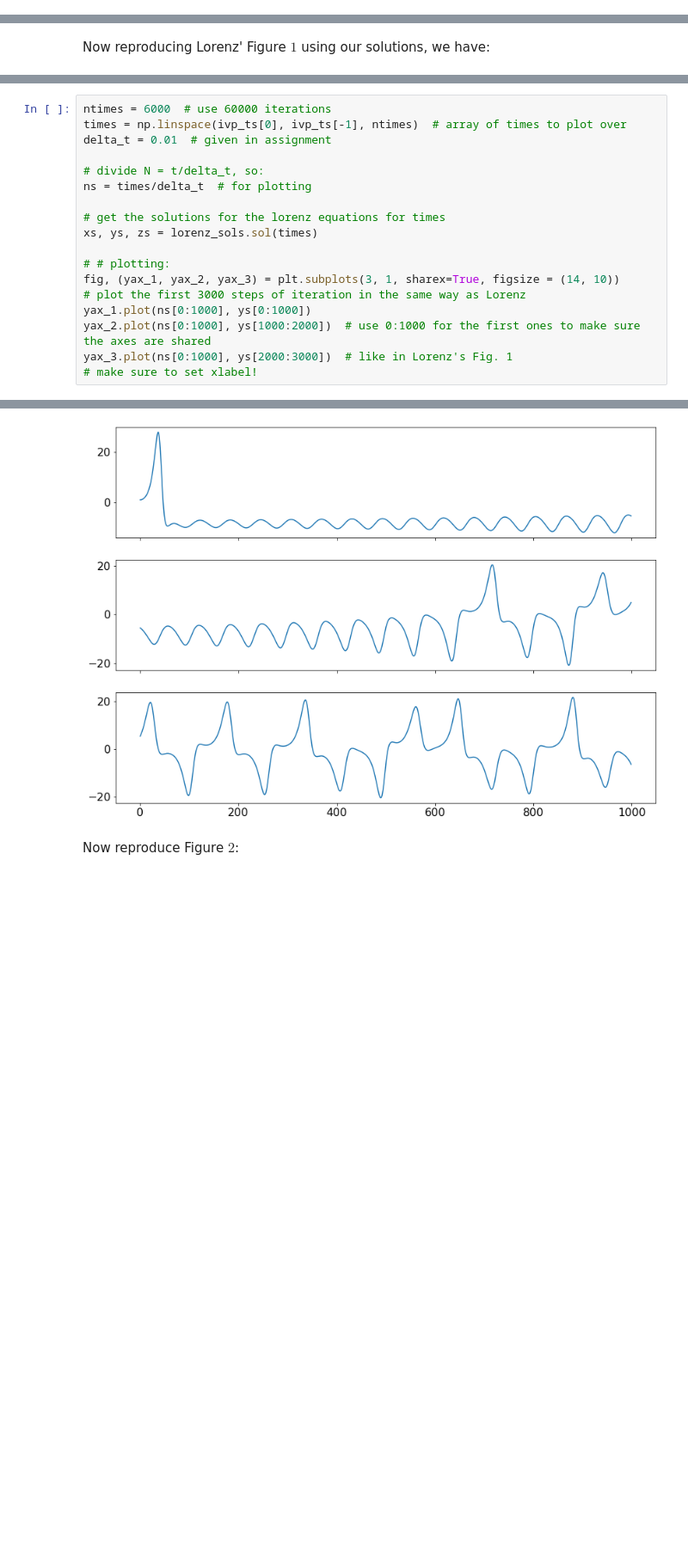
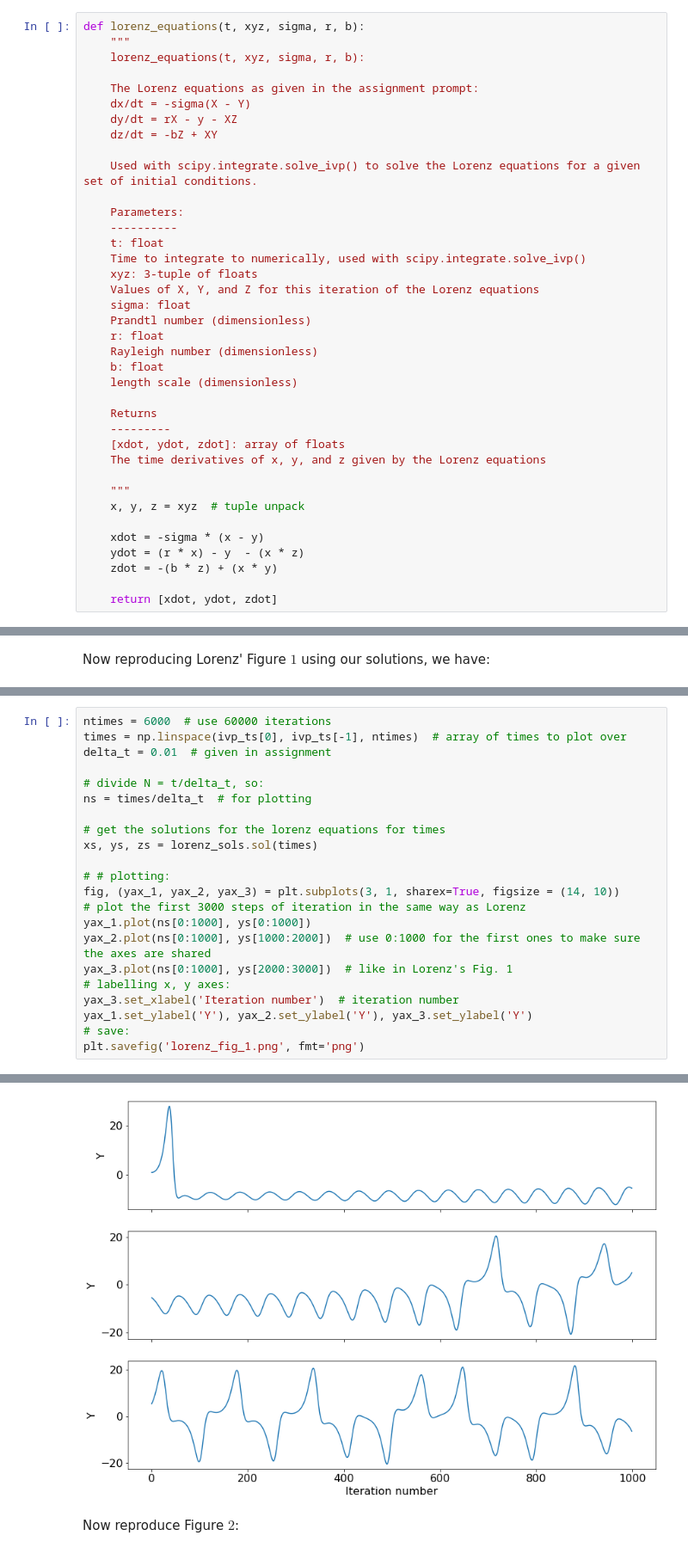
Before and after one commit to ia-chow/CTA200_2022, a Jupyter notebook: assignment_3/assignment_3.ipynb, the cells around one changed output, grey strips where cells are left out. Shown at 86% size. Drawn from its saved outputs; the diff is of its cells as text; blank space fills up the shorter version.

Commit message:
finished assignment 3

```diff
--- a/assignment_3/assignment_3.ipynb
+++ b/assignment_3/assignment_3.ipynb
@@ -94,3 +64,41 @@ def lorenz_equations(t, xyz, sigma, r, b):
+# %%
+def lorenz_equations(t, xyz, sigma, r, b):
+    """
+    lorenz_equations(t, xyz, sigma, r, b):
+
+    The Lorenz equations as given in the assignment prompt:
+    dx/dt = -sigma(X - Y)
+    dy/dt = rX - y - XZ
+    dz/dt = -bZ + XY
+
+    Used with scipy.integrate.solve_ivp() to solve the Lorenz equations for a given set of initial conditions.
+
+    Parameters:
+    ----------
+    t: float
+    Time to integrate to numerically, used with scipy.integrate.solve_ivp()
+    xyz: 3-tuple of floats
+    Values of X, Y, and Z for this iteration of the Lorenz equations
+    sigma: float
+    Prandtl number (dimensionless)
+    r: float
+    Rayleigh number (dimensionless)
+    b: float
+    length scale (dimensionless)
+
+    Returns
+    ---------
+    [xdot, ydot, zdot]: array of floats
+    The time derivatives of x, y, and z given by the Lorenz equations
+
+    """
+    x, y, z = xyz  # tuple unpack
+
+    xdot = -sigma * (x - y)
+    ydot = (r * x) - y  - (x * z)
+    zdot = -(b * z) + (x * y)
+
+    return [xdot, ydot, zdot]
 # %% [markdown]
 We use `scipy.integrate.solve_ivp()` to integrate the equations for $t = 60$ in dimensionless time units, with Lorenz' initial conditions defined as $W_0 = [0, 1, 0]$ and the parameter values $[\sigma, r, b] = [10, 28, 8/3]$ as required.
 # %%
@@ -123,5 +129,9 @@ fig, (yax_1, yax_2, yax_3) = plt.subplots(3, 1, sharex=True, figsize = (14, 10))
 yax_1.plot(ns[0:1000], ys[0:1000])
 yax_2.plot(ns[0:1000], ys[1000:2000])  # use 0:1000 for the first ones to make sure the axes are shared
 yax_3.plot(ns[0:1000], ys[2000:3000])  # like in Lorenz's Fig. 1
-# make sure to set xlabel!
+# labelling x, y axes:
+yax_3.set_xlabel('Iteration number')  # iteration number
+yax_1.set_ylabel('Y'), yax_2.set_ylabel('Y'), yax_3.set_ylabel('Y')
+# save:
+plt.savefig('lorenz_fig_1.png', fmt='png')
 # %% [output]
@@ -129,4 +138,4 @@ yax_3.plot(ns[0:1000], ys[2000:3000])  # like in Lorenz's Fig. 1
-[figure, old version]
+[figure, new version]
 # %% [markdown]
 Now reproduce Figure $2$:
 # %%
```
Also changed, not shown: parts of 12 cells of this notebook, 6 other files.
